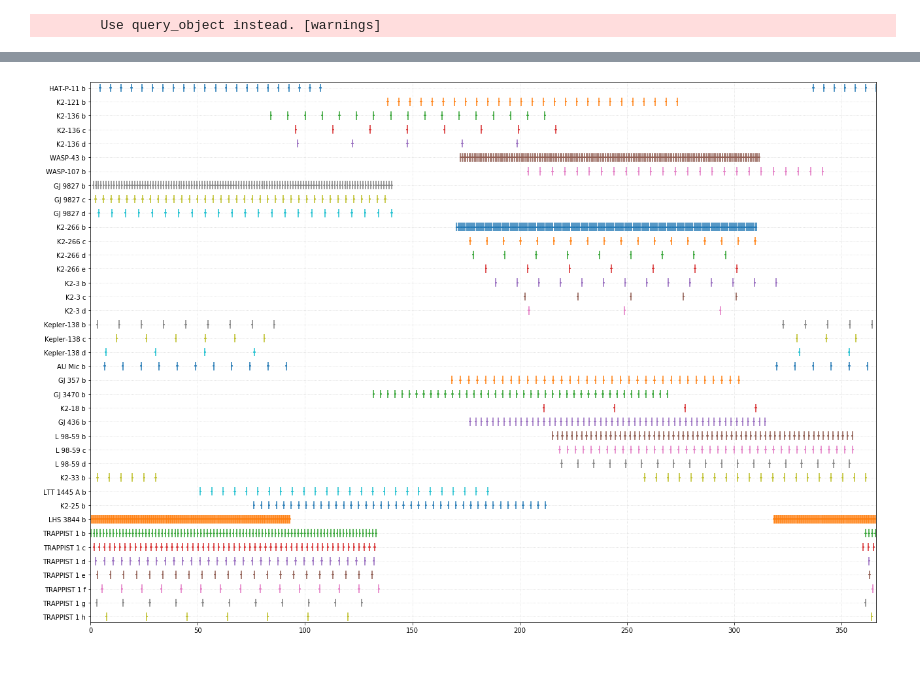
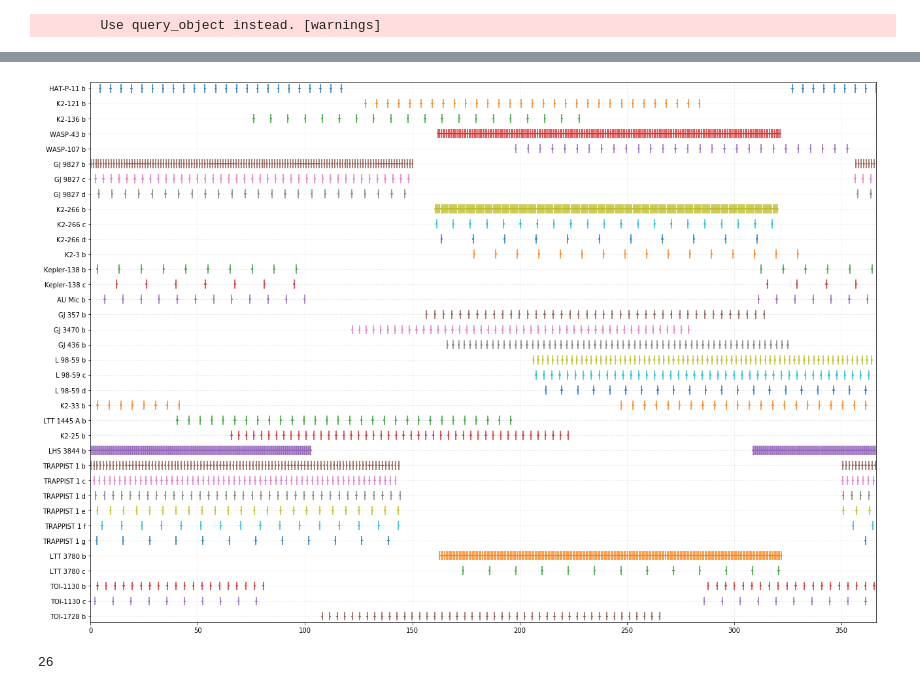
Before and after one commit to mrtommyb/Pandora_observing, a Jupyter notebook: notebooks/mock_observing_calendar.ipynb, the cells around one changed output, grey strips where cells are left out. Cells and saved outputs as stored; diff of their text form; code cells hidden in the pictures.

```diff
--- a/notebooks/mock_observing_calendar.ipynb
+++ b/notebooks/mock_observing_calendar.ipynb
@@ -34,11 +35,17 @@ targets = {
     'K2-25': 1,
     'LHS 3844': 1,
     'TRAPPIST 1': 7,
+    'LTT 3780': 2,
+    'TOI-1130': 2,
+    'TOI-1728': 1,
 }
 transit_times = {}
 obs_transit_times = {}
 anti_solar = {}
 porb = {}
+# %%
+mission_duration = 365.25
+porb_limit = 17
 # %%
 for star in tqdm.tqdm(targets):
     for pletter in string.ascii_lowercase[1:targets[star]+1]:
@@ -47,6 +54,8 @@ for star in tqdm.tqdm(targets):
         # get relevant planet properties
         epoch = Time(planet_properties['pl_tranmid'], format='jd')
         period = planet_properties['pl_orbper']
+        if period > porb_limit * u.day:
+            continue
         transit_duration = planet_properties['pl_trandur']
         porb[f"{star} {pletter}"] = period
         # Create an EclipsingSystem object for HD 209458
@@ -56,16 +65,16 @@ for star in tqdm.tqdm(targets):
 
         # Calculate next three mid-transit times which occur after ``obs_time``
         obs_time = Time('2025-01-01 00:00')
-        n_eclipses = 365.25 * u.day / period + 1
+        n_eclipses = mission_duration * u.day / period + 1
         planet.next_primary_eclipse_time(obs_time, n_eclipses=n_eclipses)
 
         transit_times[f"{star} {pletter}"] =  planet.next_primary_eclipse_time(obs_time, n_eclipses=n_eclipses)
 
         ast = ((Time('2025-03-21 00:00') +
                    (planet_properties["st_elon"] /(360*u.deg)) *
-                   365.25 * u.day) - (3*365.25) * u.day)
+                   mission_duration * u.day) - (3*mission_duration) * u.day)
         while ast < Time('2025-1-1 00:00'):
-                ast += 365.25 * u.day
+                ast += mission_duration * u.day
         anti_solar[f"{star} {pletter}"] = ast
 # %% [output]
         Use query_object instead. [warnings]
@@ -96,38 +85,40 @@ anti_solar
 # %%
 i = len(transit_times)-1
-window = 70
+window = 80
 # with time_support():
 yticklabels = []
 fig, ax = plt.subplots(1, 1, figsize=[18, 12])
 for tt in tqdm.tqdm(transit_times):
     ntransits = len(transit_times[tt])
     mask = np.ones(ntransits, dtype=bool)
     for j, ttime in enumerate(transit_times[tt]):
         if (((ttime >= anti_solar[tt] - window) and (ttime <= anti_solar[tt] + window)) or
-            ((ttime >= anti_solar[tt] - window - 365.25) and (ttime <= anti_solar[tt] + window - 365.25)) or
-            ((ttime >= anti_solar[tt] - window + 365.25) and (ttime <= anti_solar[tt] + window + 365.25))):
+            ((ttime >= anti_solar[tt] - window - mission_duration) and
+             (ttime <= anti_solar[tt] + window - mission_duration)) or
+            ((ttime >= anti_solar[tt] - window + mission_duration) and
+             (ttime <= anti_solar[tt] + window + mission_duration))):
             mask[j] = True
         else:
             mask[j] = False
     tx = (transit_times[tt][mask] - Time('2025-01-01 00:00')).jd
-    obs_transit_times[tt] = [x for x in tx if (x >0) and (x < 365.25)]
+    obs_transit_times[tt] = [x for x in tx if (x >0) and (x < mission_duration)]
     ax.errorbar(tx, np.repeat(i, len(tx)), xerr=0.5,
             yerr=0.3,
             ls="",
             marker="")
     yticklabels.append(tt)
     i -= 1
 ax.set(yticks=np.arange(len(transit_times)), yticklabels=yticklabels[::-1])
 ax.set_xlim(0, 366)
 ax.grid(ls=":", alpha=0.5)
 # ax.set_xlim(0, 60)
 ax.set_ylim(-0.4, len(transit_times)-1+0.4)
 
 plt.tight_layout()
 
 plt.savefig("mock_observing calendar.png", dpi=200)
 # %% [output]
-[figure, old version]
+[figure, new version]
 # %%
 porb_sorted = sorted(porb.items(), key=lambda x: x[1], reverse=True)
 # %%
@@ -136,14 +128,28 @@ minutes_12_hours = int(60 * 12)
 # %%
-scheduled_transit = {}
-open_times = np.ones(minutes_in_a_year, dtype=bool)
-for planet, _ in porb_sorted:
-    scheduled_transit[planet] = []
-    for tt in obs_transit_times[planet][::-1]:
-        tt_minutes = int(tt * 1440)
-        for offset in range(4*60, -4*60, -10):
-            if (np.alltrue(open_times[tt_minutes - minutes_12_hours + offset:tt_minutes + minutes_12_hours + offset])
-                and
-               (len(scheduled_transit[planet]) < 10)):
-                open_times[tt_minutes - minutes_12_hours + offset:tt_minutes + minutes_12_hours + offset] = False
-                scheduled_transit[planet].append(tt + (offset/1440.))
-                break
+
+
+for k in tqdm.trange(1000):
+    scheduled_transit = {}
+    open_times = np.ones(minutes_in_mission, dtype=bool)
+#     for planet, _ in random.sample(porb_sorted, len(porb_sorted)):
+    for planet, _ in porb_sorted:
+        scheduled_transit[planet] = []
+        for tt in random.sample(obs_transit_times[planet], len(obs_transit_times[planet])):
+            tt_minutes = int(tt * 1440)
+            for offset in random.sample(range(-8*60, 8*60, 20), len(range(-8*60, 8*60, 20))):
+                if (np.alltrue(open_times[tt_minutes - minutes_12_hours + offset:tt_minutes + minutes_12_hours + offset])
+                    and
+                   (len(scheduled_transit[planet]) < max_transits)):
+                    open_times[tt_minutes - minutes_12_hours + offset:tt_minutes + minutes_12_hours + offset] = False
+                    scheduled_transit[planet].append(tt + (offset/1440.))
+                    break
+    completeplanets = len(np.nonzero([len(scheduled_transit[x]) == 10 for x in scheduled_transit])[0])
+    observed_transits = np.sum([len(scheduled_transit[x]) for x in scheduled_transit])
+#     if observed_transits > 297:
+#         print(np.sum([len(scheduled_transit[x]) for x in scheduled_transit]))
+#         break
+    if completeplanets >= 24:
+        print(completeplanets)
+        break
+# %% [output]
+26
```
Also changed, not shown: parts of 18 cells of this notebook, 3 other files.
